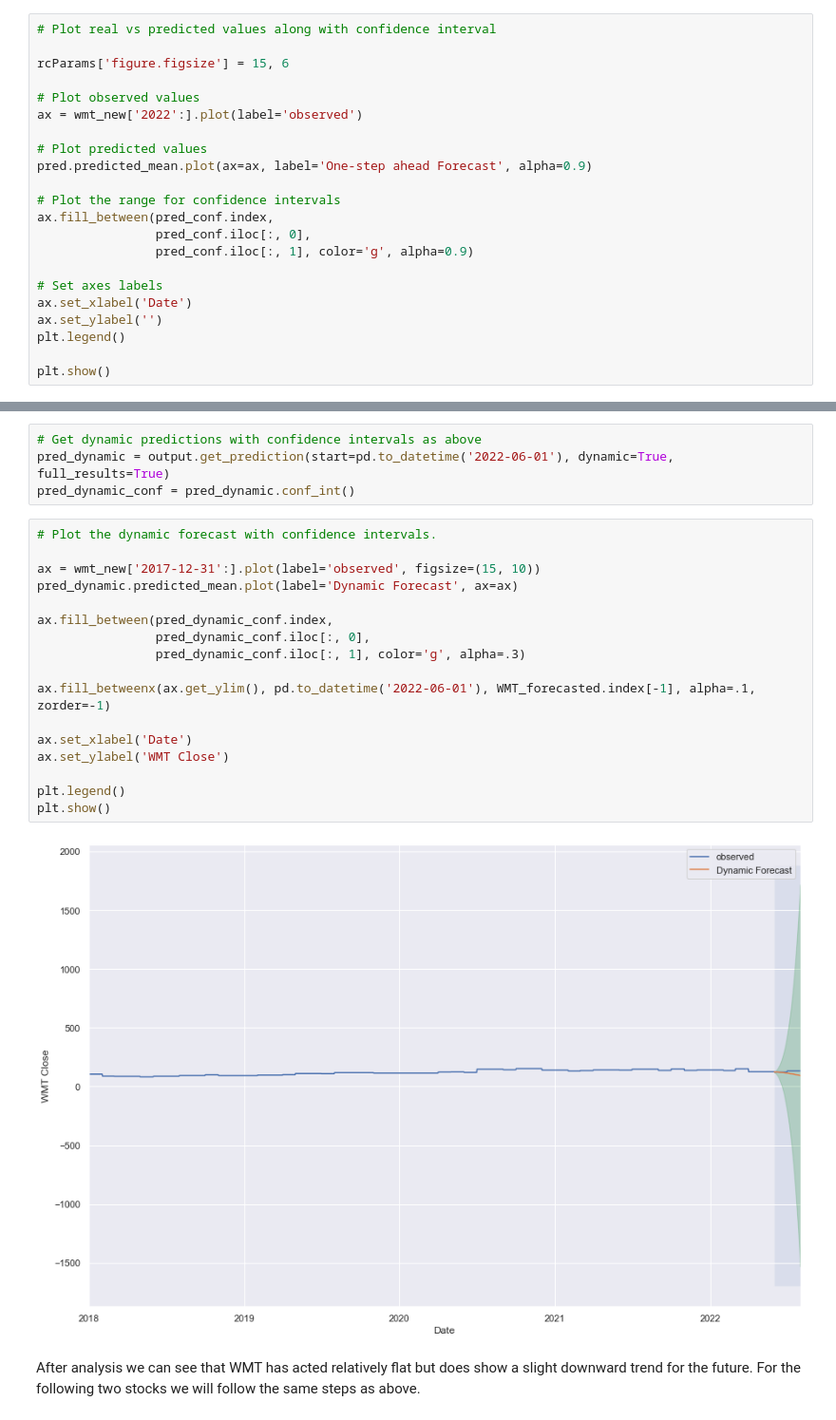
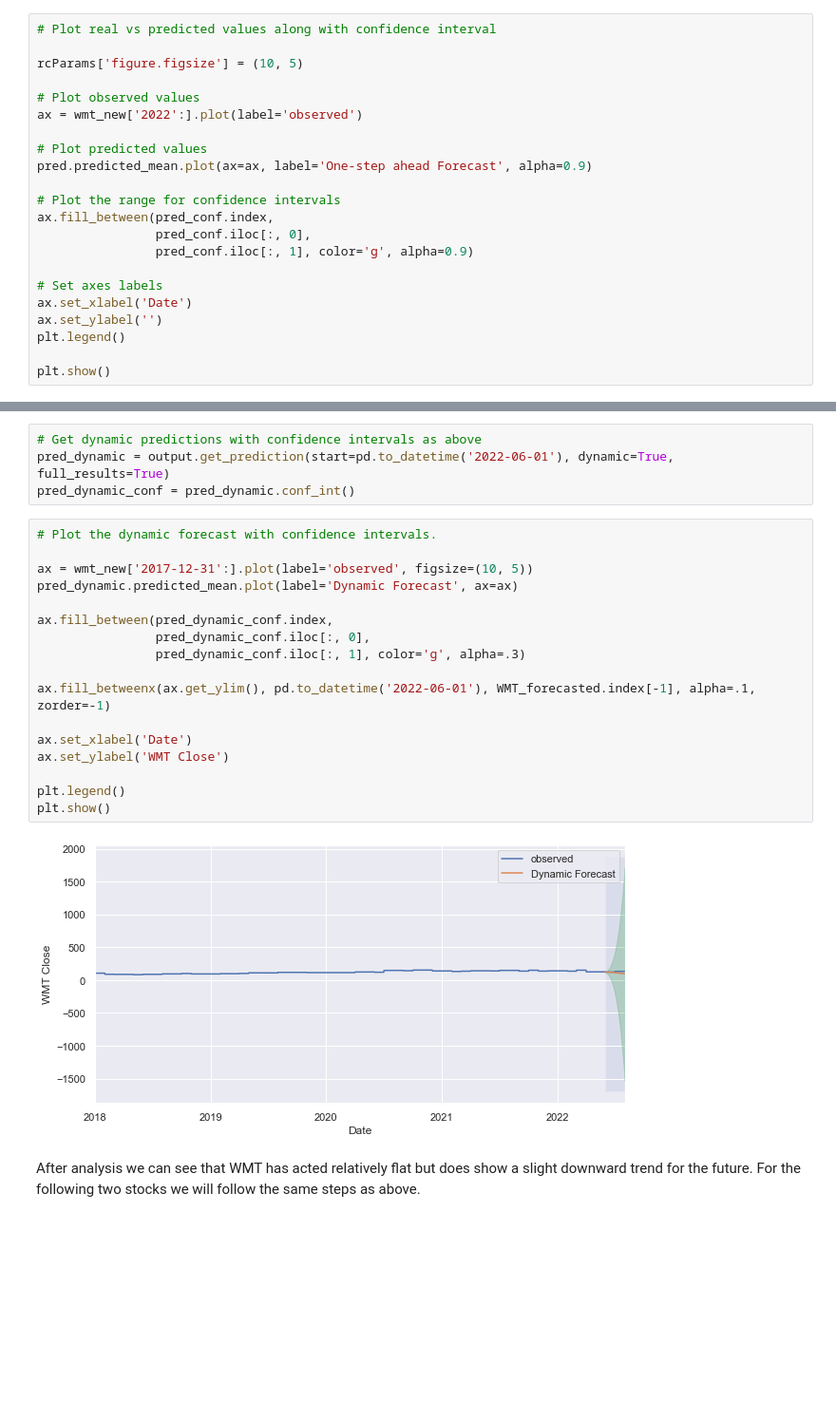
Before and after one commit to ashakeri92/Capstone, a Jupyter notebook: Analysis.ipynb, the cells around one changed output, grey strips where cells are left out. Shown at 95% size. Saved outputs shown, nothing was run; the diff lists cells and outputs as text; blank space fills up the shorter version.

```diff
--- a/Analysis.ipynb
+++ b/Analysis.ipynb
@@ -808,7 +808,7 @@ pred_conf = pred.conf_int()
 # %%
 # Plot real vs predicted values along with confidence interval
 
-rcParams['figure.figsize'] = 15, 6
+rcParams['figure.figsize'] = (10, 5)
 
 # Plot observed values
 ax = wmt_new['2022':].plot(label='observed')
@@ -862,22 +862,22 @@ pred_dynamic_conf = pred_dynamic.conf_int()
 # %%
 # Plot the dynamic forecast with confidence intervals.
 
-ax = wmt_new['2017-12-31':].plot(label='observed', figsize=(15, 10))
+ax = wmt_new['2017-12-31':].plot(label='observed', figsize=(10, 5))
 pred_dynamic.predicted_mean.plot(label='Dynamic Forecast', ax=ax)
 
 ax.fill_between(pred_dynamic_conf.index,
                 pred_dynamic_conf.iloc[:, 0],
                 pred_dynamic_conf.iloc[:, 1], color='g', alpha=.3)
 
 ax.fill_betweenx(ax.get_ylim(), pd.to_datetime('2022-06-01'), WMT_forecasted.index[-1], alpha=.1, zorder=-1)
 
 ax.set_xlabel('Date')
 ax.set_ylabel('WMT Close')
 
 plt.legend()
 plt.show()
 # %% [output]
-[figure, old version]
+[figure, new version]
 # %% [markdown]
 After analysis we can see that WMT has acted relatively flat but does show a slight downward trend for the future. For the following two stocks we will follow the same steps as above.
 # %% [markdown]
```
Also changed, not shown: parts of 41 cells of this notebook, 24 other files.
